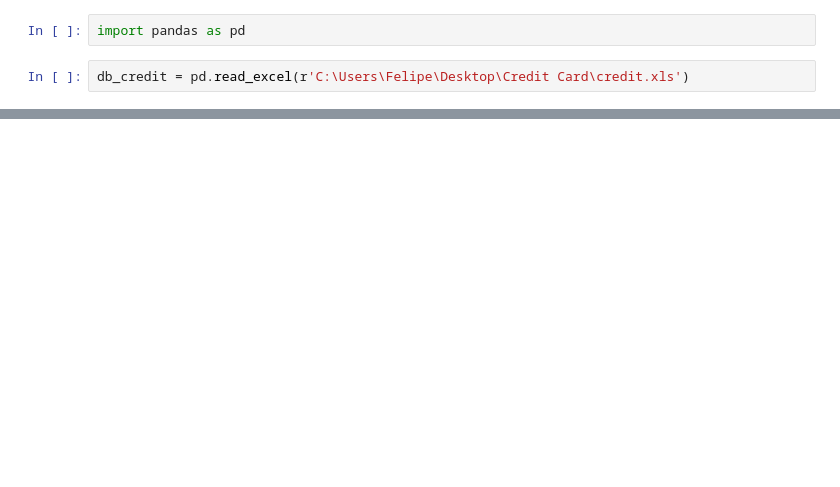
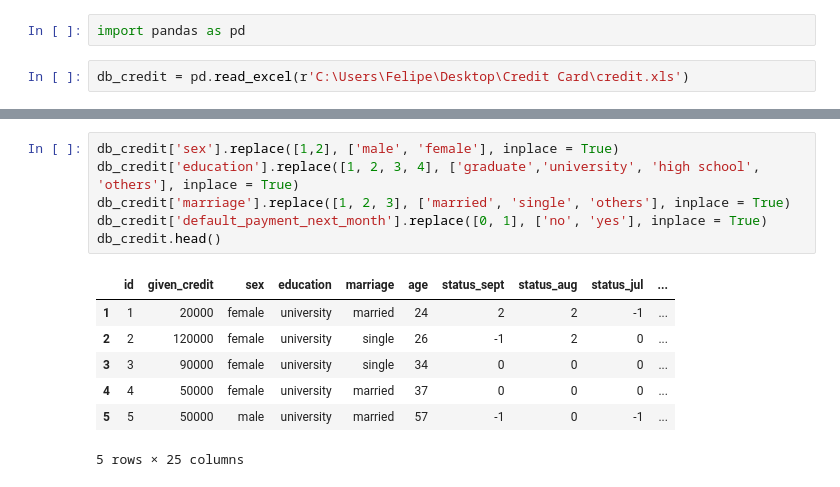
Before and after one commit to FLPSP/Credit-card, a Jupyter notebook: Credit Card.ipynb, the cells around one changed output, grey strips where cells are left out. Saved outputs shown, nothing was run; the diff lists cells and outputs as text; blank space fills up the shorter version.

```diff
--- a/Credit Card.ipynb
+++ b/Credit Card.ipynb
@@ -34,0 +32,14 @@ db_credit.head()
+# %%
+db_credit['sex'].replace([1,2], ['male', 'female'], inplace = True)
+db_credit['education'].replace([1, 2, 3, 4], ['graduate','university', 'high school', 'others'], inplace = True)
+db_credit['marriage'].replace([1, 2, 3], ['married', 'single', 'others'], inplace = True)
+db_credit['default_payment_next_month'].replace([0, 1], ['no', 'yes'], inplace = True)
+db_credit.head()
+# %% [output]
+|  | id | given_credit | sex | education | marriage | age | status_sept | status_aug | status_jul | ... |
+| 1 | 1 | 20000 | female | university | married | 24 | 2 | 2 | -1 | ... |
+| 2 | 2 | 120000 | female | university | single | 26 | -1 | 2 | 0 | ... |
+| 3 | 3 | 90000 | female | university | single | 34 | 0 | 0 | 0 | ... |
+| 4 | 4 | 50000 | female | university | married | 37 | 0 | 0 | 0 | ... |
+| 5 | 5 | 50000 | male | university | married | 57 | -1 | 0 | -1 | ... |
+5 rows × 25 columns
```
Also changed, not shown: parts of 5 cells of this notebook.
